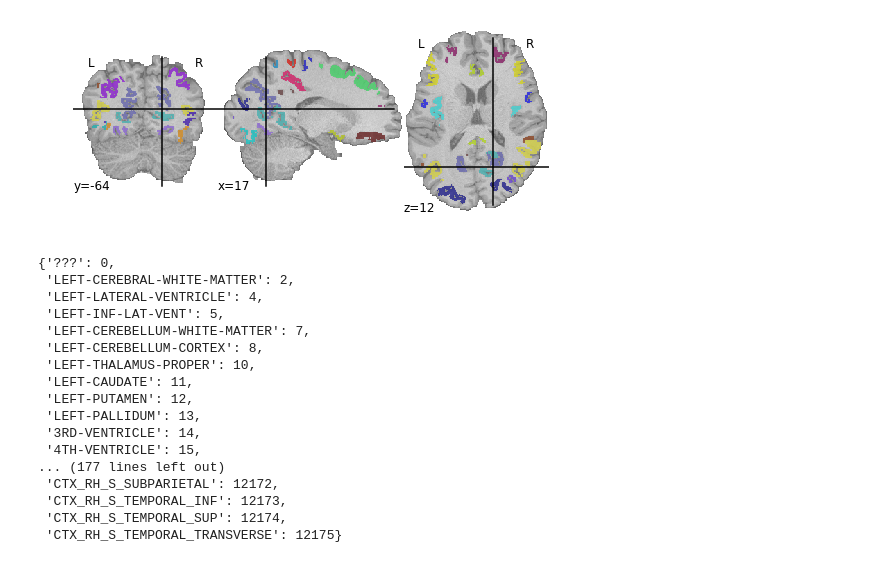
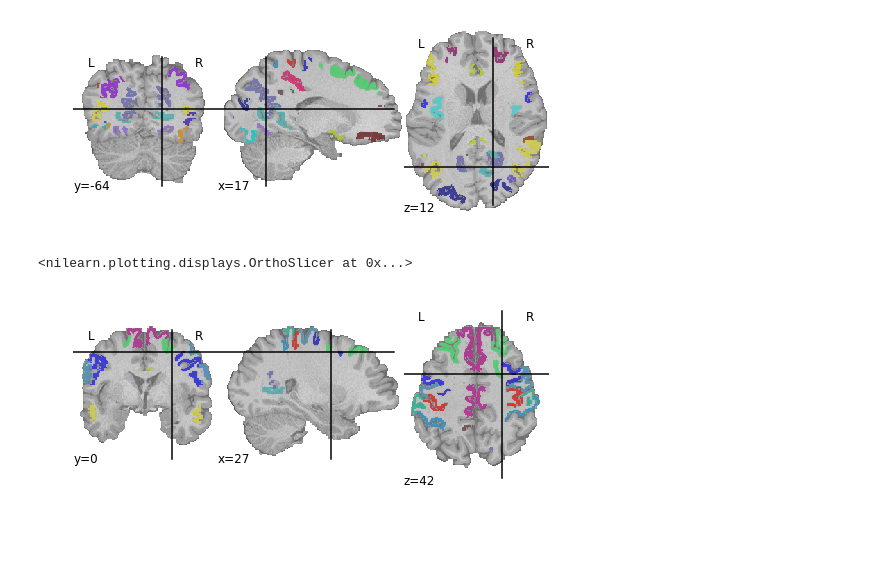
Before and after one commit to tomMoral/unet_sulci, a Jupyter notebook: load_hcp_labeled_sets.ipynb, the cells around one changed output. Cells and saved outputs as stored; diff of their text form; code cells hidden in the pictures.

Commit message:
ENH add mask on tier1 labels

```diff
--- a/load_hcp_labeled_sets.ipynb
+++ b/load_hcp_labeled_sets.ipynb
@@ -95,23 +95,3 @@ plotting.plot_roi(
 # %% [output]
 <nilearn.plotting.displays.OrthoSlicer at 0x...>
 [figure]
-# %%
-labeltable
-# %% [output]
-{'???': 0,
- 'LEFT-CEREBRAL-WHITE-MATTER': 2,
- 'LEFT-LATERAL-VENTRICLE': 4,
- 'LEFT-INF-LAT-VENT': 5,
- 'LEFT-CEREBELLUM-WHITE-MATTER': 7,
- 'LEFT-CEREBELLUM-CORTEX': 8,
- 'LEFT-THALAMUS-PROPER': 10,
- 'LEFT-CAUDATE': 11,
- 'LEFT-PUTAMEN': 12,
- 'LEFT-PALLIDUM': 13,
- '3RD-VENTRICLE': 14,
- '4TH-VENTRICLE': 15,
-... (177 lines left out)
- 'CTX_RH_S_SUBPARIETAL': 12172,
- 'CTX_RH_S_TEMPORAL_INF': 12173,
- 'CTX_RH_S_TEMPORAL_SUP': 12174,
- 'CTX_RH_S_TEMPORAL_TRANSVERSE': 12175}
@@ -117,0 +163,11 @@ labeltable
+# %%
+%matplotlib inline
+plotting.plot_roi(
+    nib.spatialimages.SpatialImage(tier1_masks, labels_im.affine),
+    bg_img=t1w_im,
+    cmap=destrieux_cm,
+    black_bg=False, vmin=0, vmax=max(label_colors) + 1
+)
+# %% [output]
+<nilearn.plotting.displays.OrthoSlicer at 0x...>
+[figure, added]
```
Also changed, not shown: parts of 6 cells of this notebook, 3 other files.
